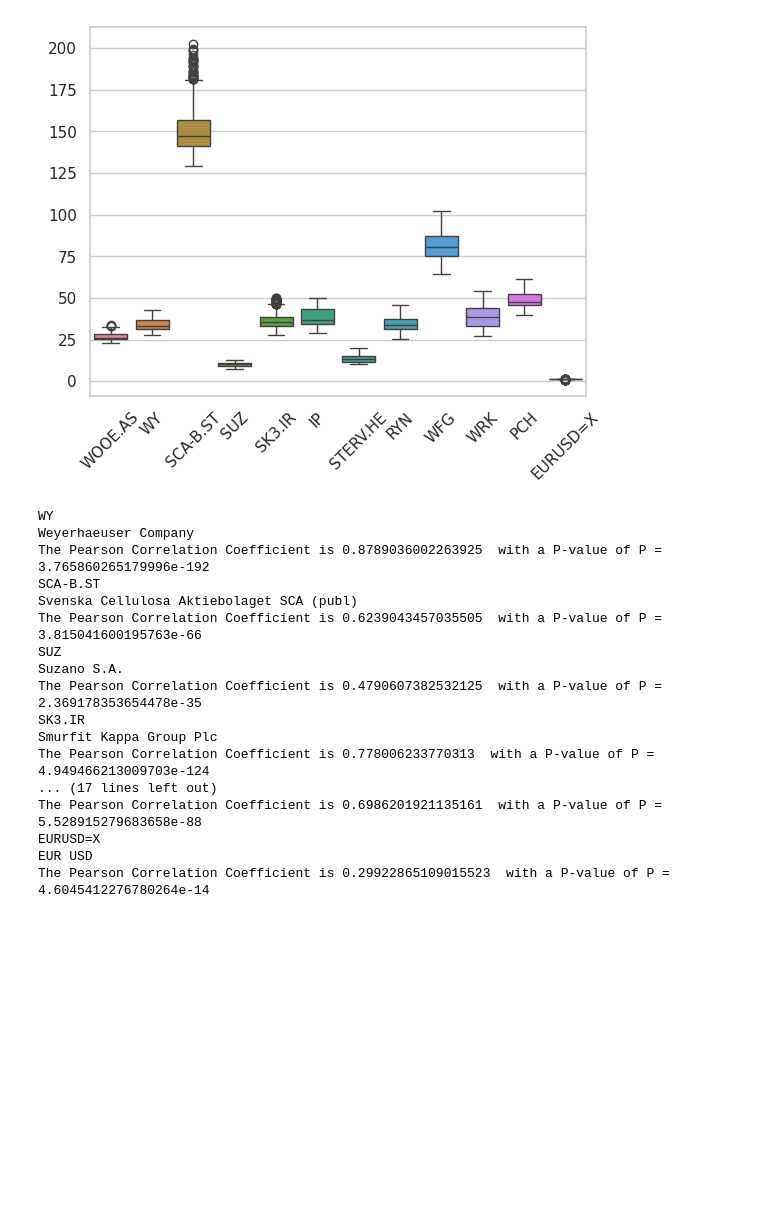
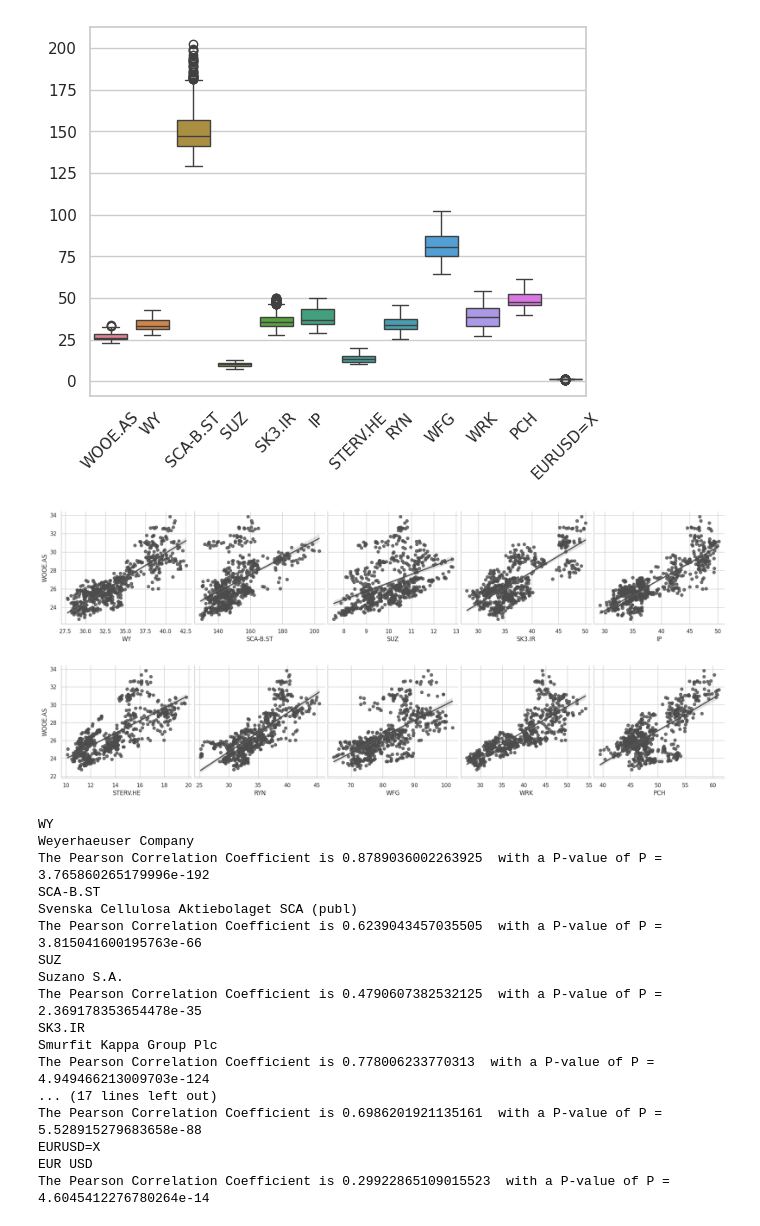
Before and after one commit to scaja/python_libraries_toolkits_for_modern_day_analysts_deprecated, a Jupyter notebook: 02_data_understanding.ipynb, the cells around one changed output. Cells and saved outputs as stored; diff of their text form; code cells hidden in the pictures; blank space fills up the shorter version.

Commit message:
regplot

```diff
--- a/02_data_understanding.ipynb
+++ b/02_data_understanding.ipynb
@@ -239,2 +238,0 @@ plt.show()
-# %%
-stock_orig_obj = stock_orig('WOOE.AS')
@@ -299,6 +264,18 @@ stock_orig_obj.first_aux_var_boxp = aux_var_stock_prices
 stock_orig_obj.boxplot()
 # %% [output]
 [figure]
+# %%
+g = sns.PairGrid(aux_var_stock_prices, y_vars=["WOOE.AS"], x_vars=["WY", "SCA-B.ST",'SUZ', 'SK3.IR', 'IP'], height=4)
+h = sns.PairGrid(aux_var_stock_prices, y_vars=["WOOE.AS"], x_vars=['STERV.HE','RYN', 'WFG', 'WRK', 'PCH'], height=4) # y_vars tips = ETF, x_vars = all stocks
+
+g.map(sns.regplot, color=".3")
+h.map(sns.regplot, color=".3")
+
+g.figure.subplots_adjust(wspace=.02, hspace=.02)
+h.figure.subplots_adjust(wspace=.02, hspace=.02)
+# %% [output]
+[figure, added]
+[figure, added]
 # %%
 ticker_symbols = ['WY', 'SCA-B.ST', 'SUZ', 'SK3.IR', 'IP', 'STERV.HE','RYN', 'WFG', 'WRK', 'PCH', 'EURUSD=X']
 aux_var_stock_prices = []
```
Also changed, not shown: parts of 4 cells of this notebook.
